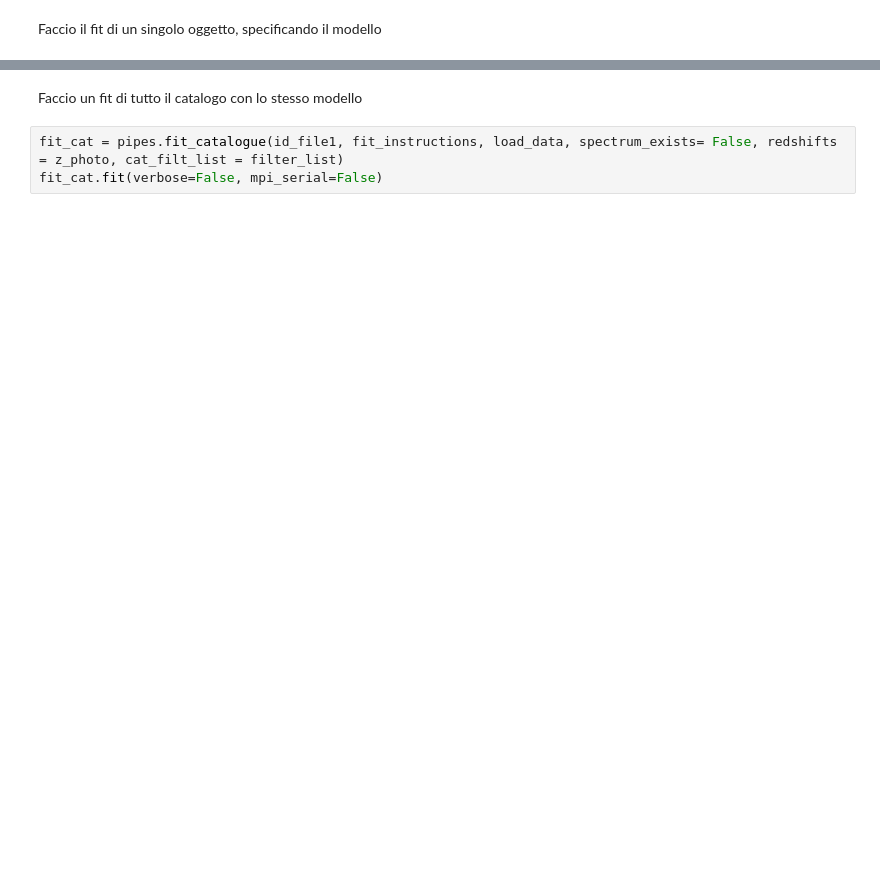
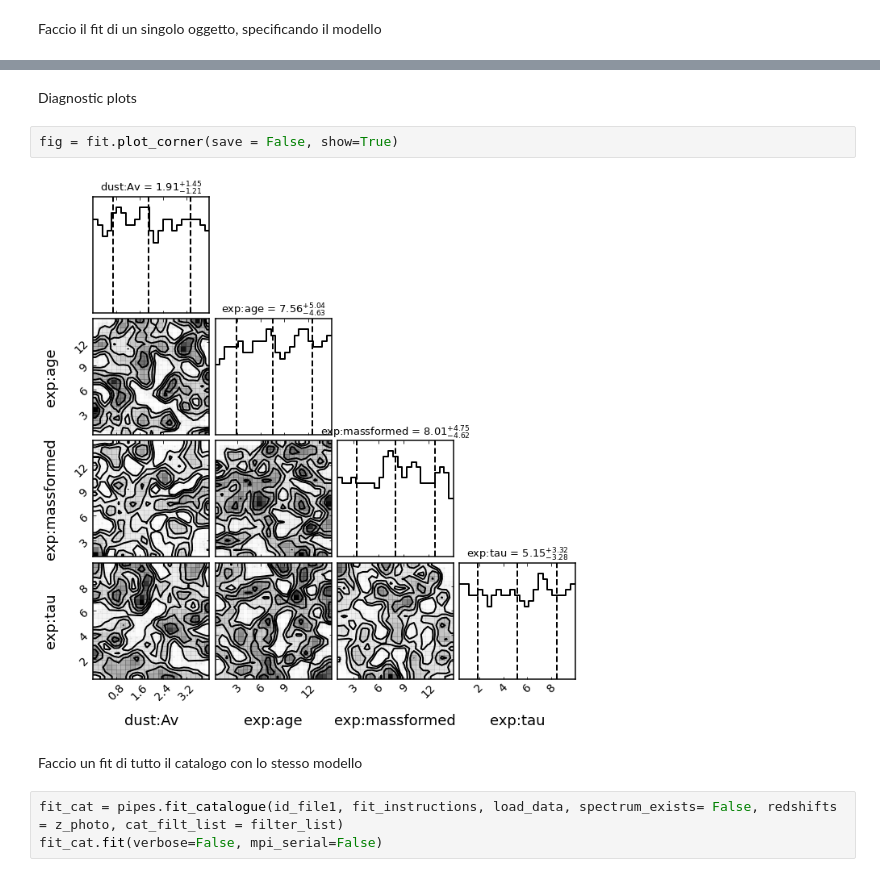
Before and after one commit to Michelaesp/Abilit-informatiche-e-telematiche, a Jupyter notebook: sedfitting.ipynb, the cells around one changed output, grey strips where cells are left out. Saved outputs shown, nothing was run; the diff lists cells and outputs as text; blank space fills up the shorter version.

```diff
--- a/sedfitting.ipynb
+++ b/sedfitting.ipynb
@@ -223,3 +266,9 @@ Name: 17, Length: 140560, dtype: float64
+# %% [markdown]
+Diagnostic plots
+# %%
+fig = fit.plot_corner(save = False, show=True)
+# %% [output]
+[figure, added]
 # %% [markdown]
 Faccio un fit di tutto il catalogo con lo stesso modello
 # %%
```
Also changed, not shown: parts of 19 cells of this notebook.
